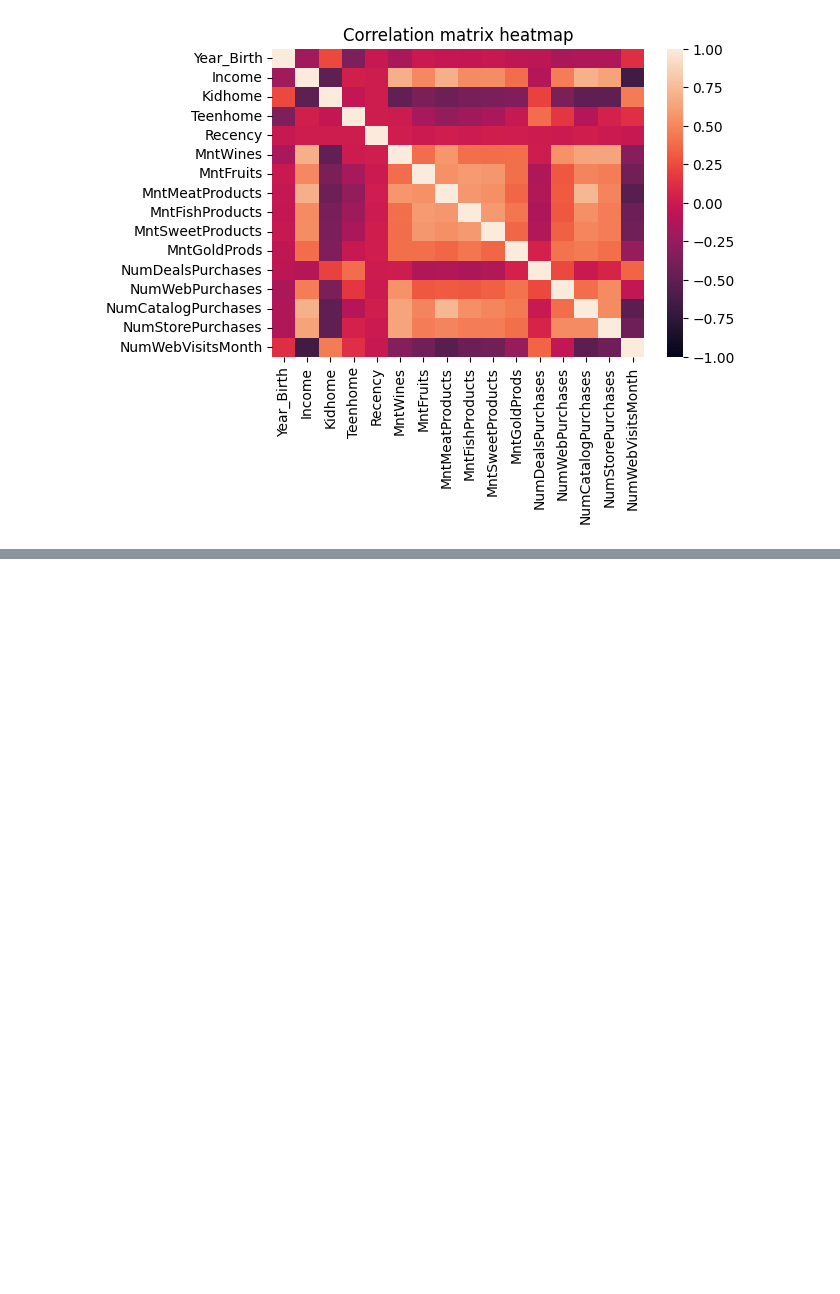
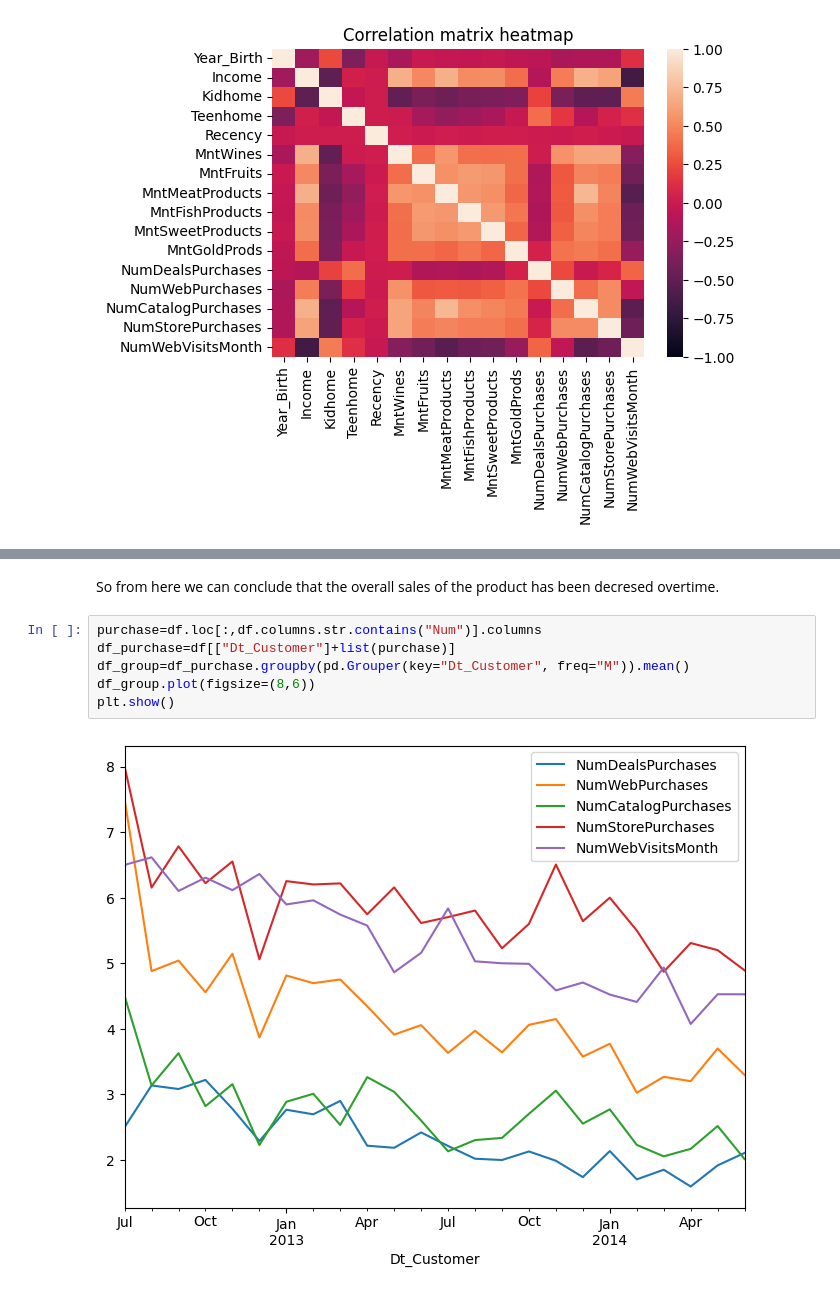
Before and after one commit to itsvaibhav30/Marketing_campaign_analysis, a Jupyter notebook: marketing_campaign_analysis.ipynb, the cells around one changed output, grey strips where cells are left out. Saved outputs shown, nothing was run; the diff lists cells and outputs as text; blank space fills up the shorter version.

```diff
--- a/marketing_campaign_analysis.ipynb
+++ b/marketing_campaign_analysis.ipynb
@@ -392,0 +417,10 @@ plt.show()
+# %% [markdown]
+So from here we can conclude that the overall sales of the product has been decresed overtime.
+# %%
+purchase=df.loc[:,df.columns.str.contains("Num")].columns
+df_purchase=df[["Dt_Customer"]+list(purchase)]
+df_group=df_purchase.groupby(pd.Grouper(key="Dt_Customer", freq="M")).mean()
+df_group.plot(figsize=(8,6))
+plt.show()
+# %% [output]
+[figure, added]
```
Also changed, not shown: parts of 16 cells of this notebook.
